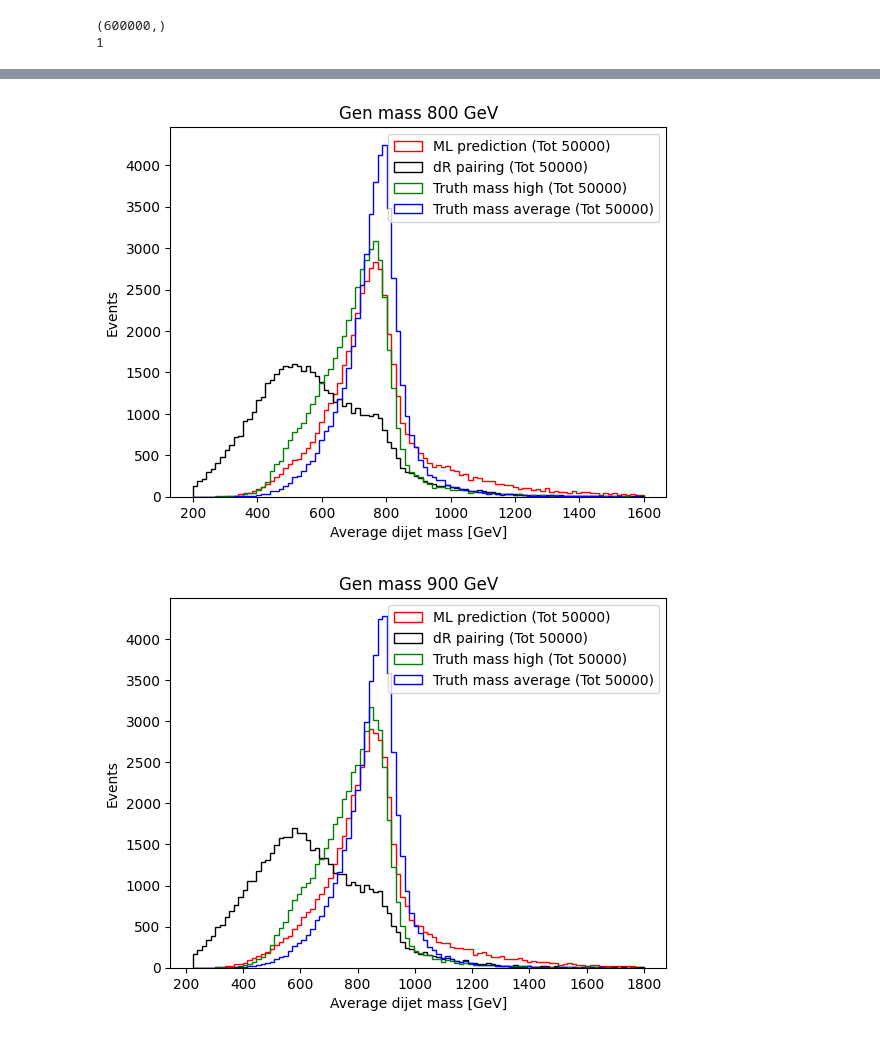
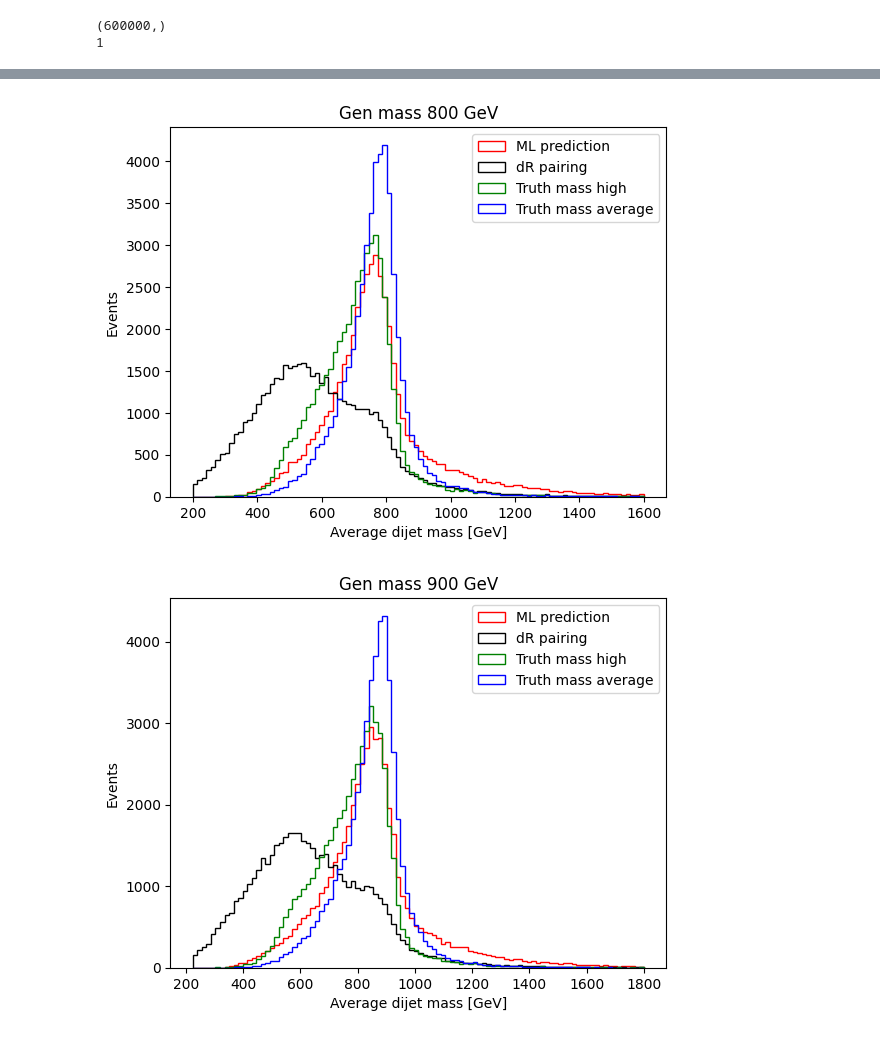
Before and after one commit to wang-hui/DiJet_ML, a Jupyter notebook: Dijet_DNN_quad_sum_mass_diff.ipynb, the cells around one changed output, grey strips where cells are left out. Saved outputs shown, nothing was run; the diff lists cells and outputs as text; code cells hidden in the pictures.

Commit message:
update plot code

```diff
--- a/Dijet_DNN_quad_sum_mass_diff.ipynb
+++ b/Dijet_DNN_quad_sum_mass_diff.ipynb
@@ -65,10 +70,11 @@ def make_training_and_testing_pd(Mass):
 
     print("Processing file: " + File + "\n")
     Events = uproot.open(File)["tree_ML"]
-    DF = Events.arrays(library="pd")
+    DF = Events.arrays(ReadList, library="pd")
+
     DF = DF.loc[DF["evt_trig"] == 1].reset_index(drop=True)
+
     add_more_cols(DF)
-    normalize_inouts(DF)
 
     TrainingDF = DF.loc[0:TrainingRows-1]
     TestingDF = DF.loc[TrainingRows:TrainingRows+TestingRows-1]
@@ -172,8 +170,17 @@ if SanityCheckPlots:
 # %%
-InputList = ["fourjetmasstev", "Mjj_msortedP1_high", "Mjj_msortedP1_low", "Mjj_msortedP2_high", "Mjj_msortedP2_low",
-             "Mjj_msortedP3_high", "Mjj_msortedP3_low"]
-#InputList += ["y1_sum", "y1_diff", "y2_sum", "y2_diff", "y3_sum", "y3_diff"]
-#InputList += ["omega1", "omega2", "omega3"]
+InputList = ["fourjetmasstev"]
+
+InputList += ["P1high_MTeV", "P1low_MTeV",
+              "P2high_MTeV", "P2low_MTeV",
+              "P3high_MTeV", "P3low_MTeV"]
+
+#InputList += ["Mjj_msortedP1_high_div4jm", "Mjj_msortedP1_low_div4jm",
+#             "Mjj_msortedP2_high_div4jm", "Mjj_msortedP2_low_div4jm",
+#             "Mjj_msortedP3_high_div4jm", "Mjj_msortedP3_low_div4jm"]
+
+#InputList += ["P1_omega", "P2_omega", "P3_omega"]
+#InputList += ["P1_x", "P2_x", "P3_x"]
+
 TrainingInputs = TrainingDF[InputList].to_numpy()
 TrainingTruth = TrainingDF["Truth_QSMD"].to_numpy()
 
@@ -186,6 +193,11 @@ print(TestingInputs.shape)
 (1200000, 7)
 (1200000,)
 (600000, 7)
+# %%
+NotebookName = "quad_sum_mass_diff_DNN_Dropout_0p2_MTeV"
+ResultsDir = "results_temp/results_" + NotebookName + "/"
+if not os.path.exists(ResultsDir):
+    os.makedirs(ResultsDir)
 # %%
 def model_DNN_L1L2():
     Model = tf.keras.Sequential([
@@ -397,13 +412,13 @@ for Mass in Masses:
     TestingDF_temp = TestingDF.loc[TestingDF["Mass"] == Mass]
     plt.figure()
     plt.hist(TestingDF_temp["Pred_M"], bins = 100, range = [Mass/4, Mass*2], histtype = "step",
-             color = "r", label = "ML prediction (Tot " + str(len(TestingDF_temp["Pred_M"])) + ")")
+             color = "r", label = "ML prediction")
     plt.hist(TestingDF_temp["dR_M"], bins = 100, range = [Mass/4, Mass*2], histtype = "step",
-             color = "k", label = "dR pairing (Tot " + str(len(TestingDF_temp["dR_M"])) + ")")
+             color = "k", label = "dR pairing")
     plt.hist(TestingDF_temp["Truth_high_M"], bins = 100, range = [Mass/4, Mass*2], histtype = "step",
-             color = "g", label = "Truth mass high (Tot " + str(len(TestingDF_temp["Truth_high_M"])) + ")")
+             color = "g", label = "Truth mass high")
     plt.hist(TestingDF_temp["Truth_avg_M"], bins = 100, range = [Mass/4, Mass*2], histtype = "step",
-             color = "b", label = "Truth mass average (Tot " + str(len(TestingDF_temp["Truth_avg_M"])) + ")")
+             color = "b", label = "Truth mass average")
     plt.legend()
     plt.title("Gen mass " + str(Mass) + " GeV")
     plt.xlabel("Average dijet mass [GeV]")
@@ -416,2 +431,2 @@ for Mass in Masses:
-[figure, old version]
+[figure, new version]
-[figure, old version]
+[figure, new version]
```
Also changed, not shown: parts of 27 cells of this notebook, 2 other files.
